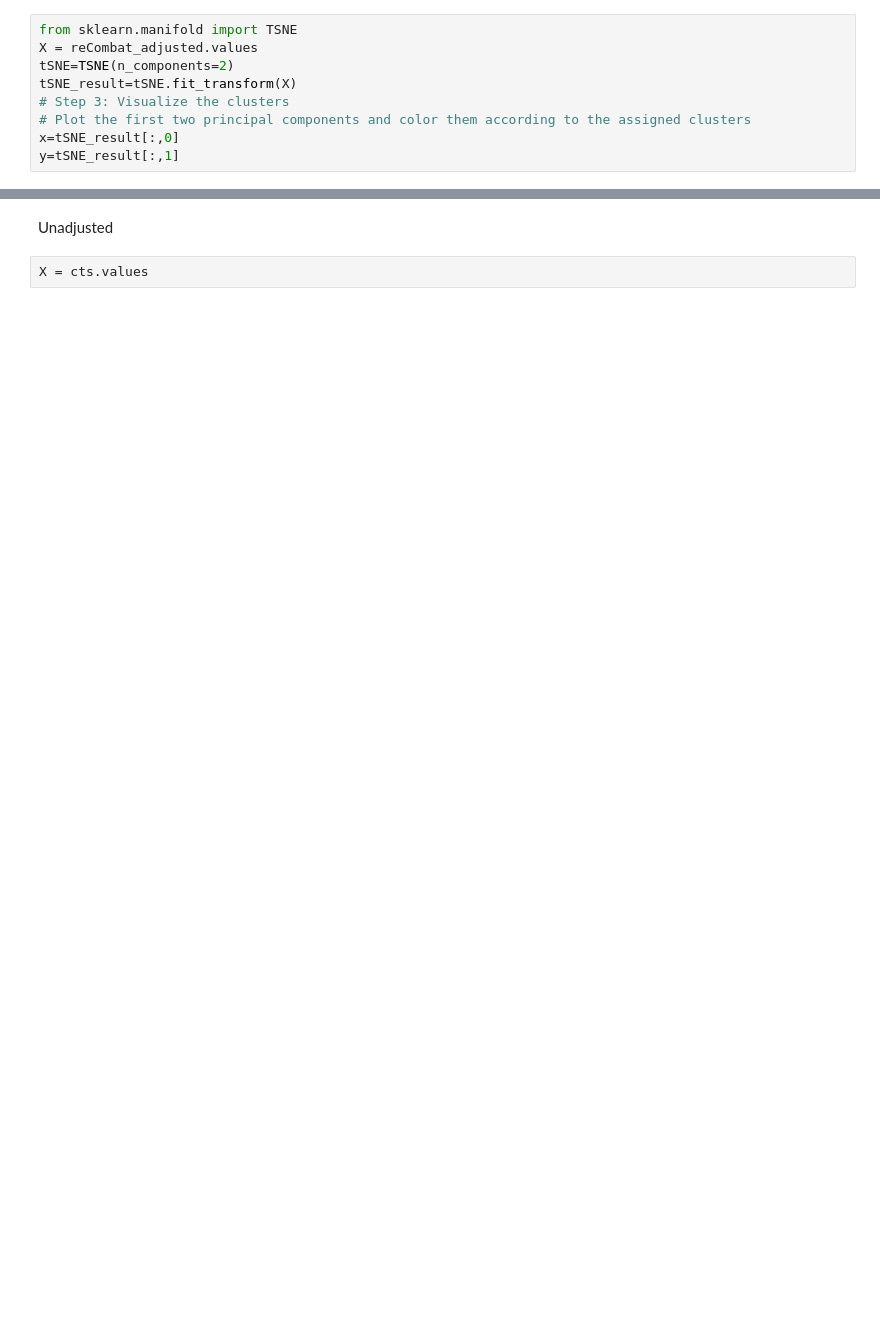
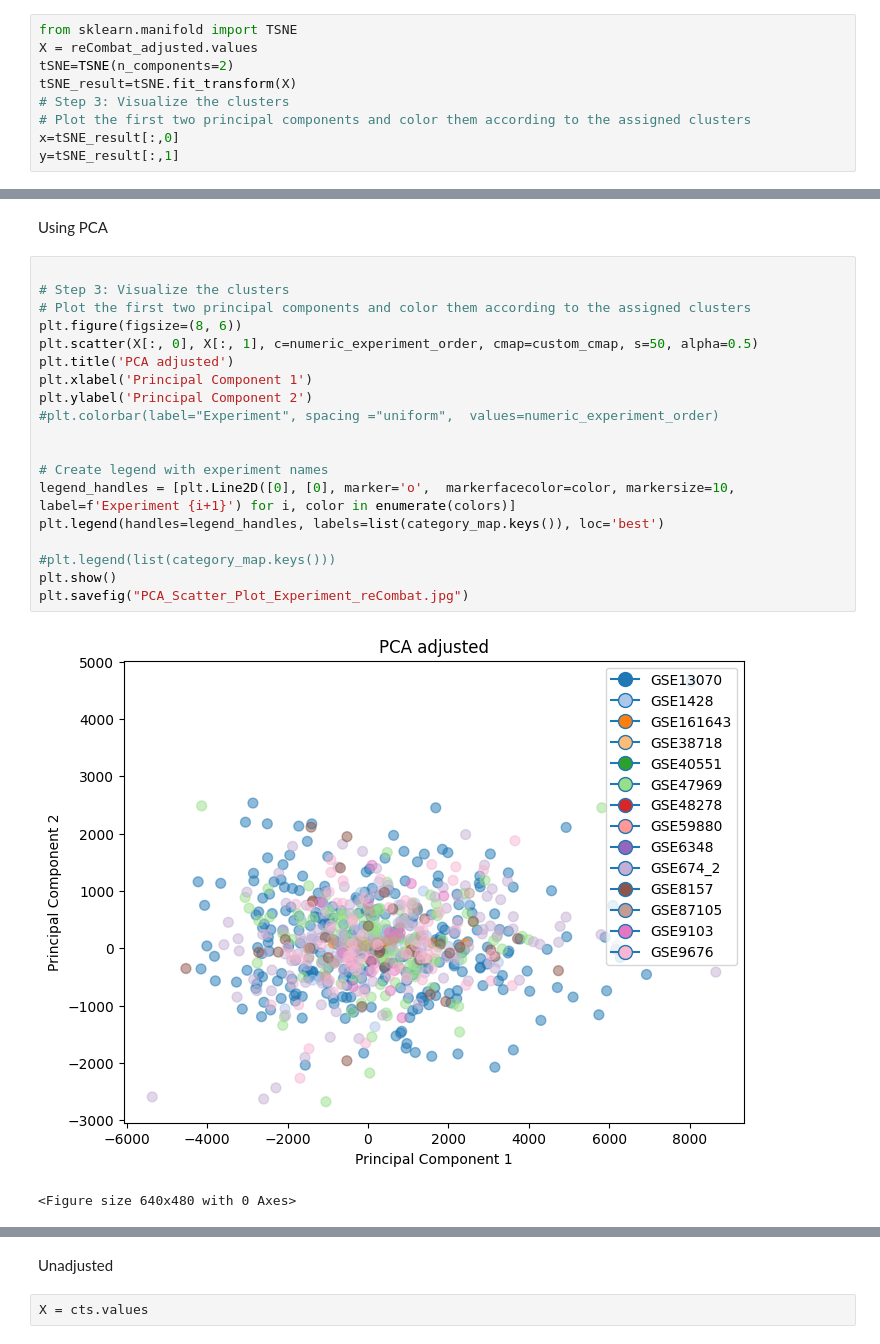
Before and after one commit to GuerreroVazquez/Test_DEG_methods-single_cell, a Jupyter notebook: batch_correction/reComBat-main/reComBat/Batch_correction_python.ipynb, the cells around one changed output, grey strips where cells are left out. Saved outputs shown, nothing was run; the diff lists cells and outputs as text; blank space fills up the shorter version.

```diff
--- a/batch_correction/reComBat-main/reComBat/Batch_correction_python.ipynb
+++ b/batch_correction/reComBat-main/reComBat/Batch_correction_python.ipynb
@@ -111,0 +107,24 @@ plt.show()
+# %% [markdown]
+Using PCA
+# %%
+
+# Step 3: Visualize the clusters
+# Plot the first two principal components and color them according to the assigned clusters
+plt.figure(figsize=(8, 6))
+plt.scatter(X[:, 0], X[:, 1], c=numeric_experiment_order, cmap=custom_cmap, s=50, alpha=0.5)
+plt.title('PCA adjusted')
+plt.xlabel('Principal Component 1')
+plt.ylabel('Principal Component 2')
+#plt.colorbar(label="Experiment", spacing ="uniform",  values=numeric_experiment_order)
+
+
+# Create legend with experiment names
+legend_handles = [plt.Line2D([0], [0], marker='o',  markerfacecolor=color, markersize=10, label=f'Experiment {i+1}') for i, color in enumerate(colors)]
+plt.legend(handles=legend_handles, labels=list(category_map.keys()), loc='best')
+
+#plt.legend(list(category_map.keys()))
+plt.show()
+plt.savefig("PCA_Scatter_Plot_Experiment_reCombat.jpg")
+# %% [output]
+[figure, added]
+<Figure size 640x480 with 0 Axes>
```
Also changed, not shown: parts of 39 cells of this notebook, 8 other files.
